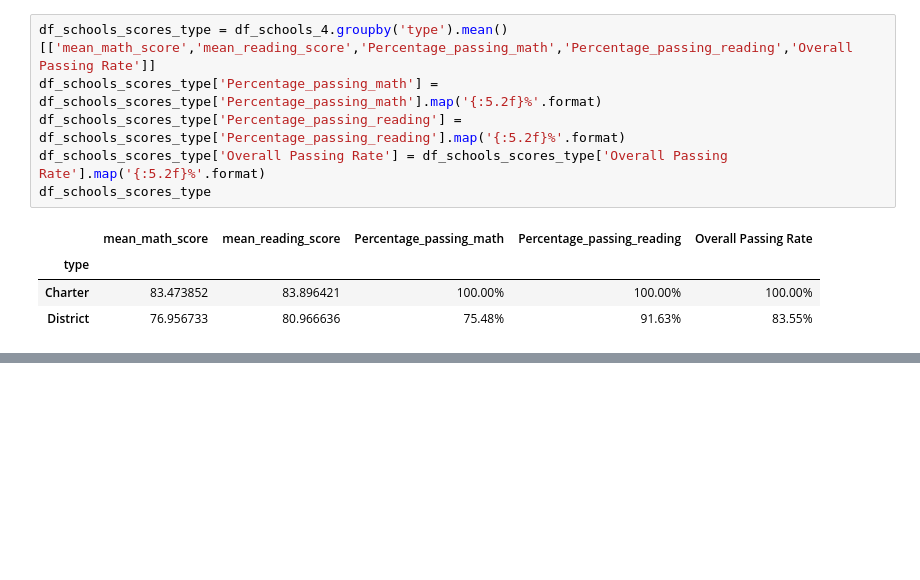
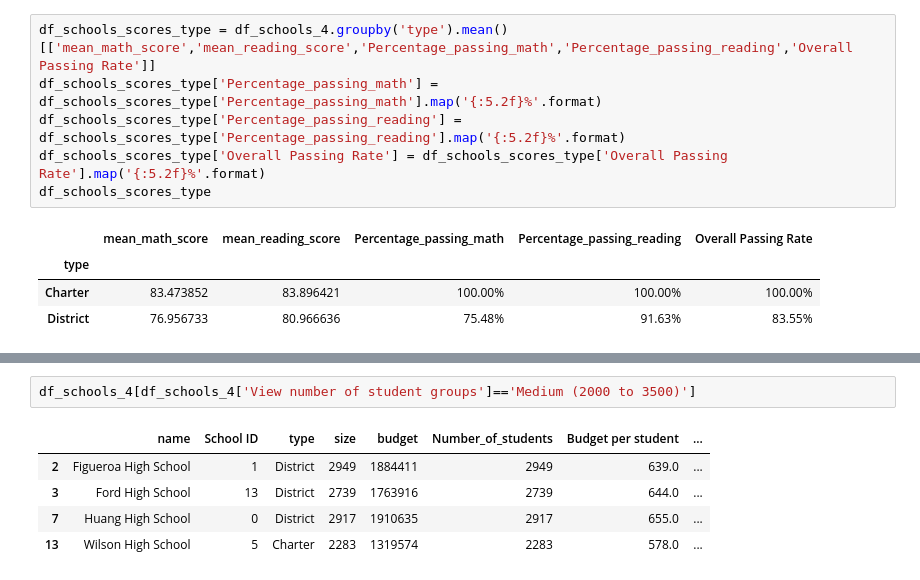
Before and after one commit to paulgarias/pandasHW4, a Jupyter notebook: PyCitySchools/PyCitySchools_Notebook.ipynb, the cells around one changed output, grey strips where cells are left out. Drawn from its saved outputs; the diff is of its cells as text; blank space fills up the shorter version.

```diff
--- a/PyCitySchools/PyCitySchools_Notebook.ipynb
+++ b/PyCitySchools/PyCitySchools_Notebook.ipynb
@@ -204,0 +304,8 @@ df_schools_scores_type
+# %%
+df_schools_4[df_schools_4['View number of student groups']=='Medium (2000 to 3500)']
+# %% [output]
+|  | name | School ID | type | size | budget | Number_of_students | Budget per student | ... |
+| 2 | Figueroa High School | 1 | District | 2949 | 1884411 | 2949 | 639.0 | ... |
+| 3 | Ford High School | 13 | District | 2739 | 1763916 | 2739 | 644.0 | ... |
+| 7 | Huang High School | 0 | District | 2917 | 1910635 | 2917 | 655.0 | ... |
+| 13 | Wilson High School | 5 | Charter | 2283 | 1319574 | 2283 | 578.0 | ... |
```
Also changed, not shown: parts of 8 cells of this notebook, 1 other file.
